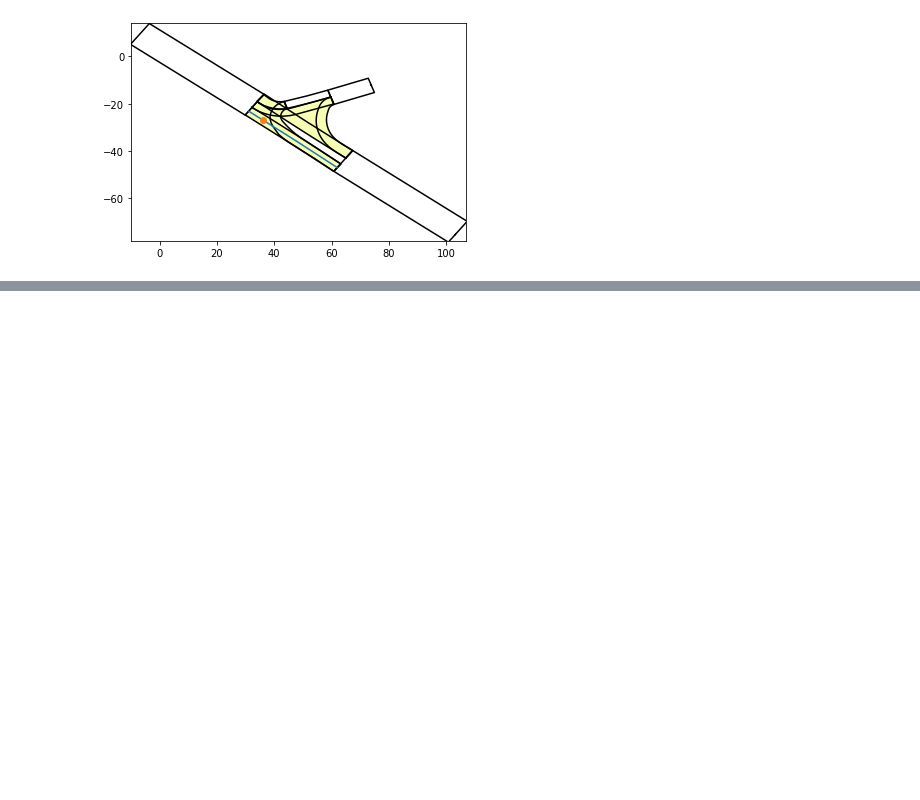
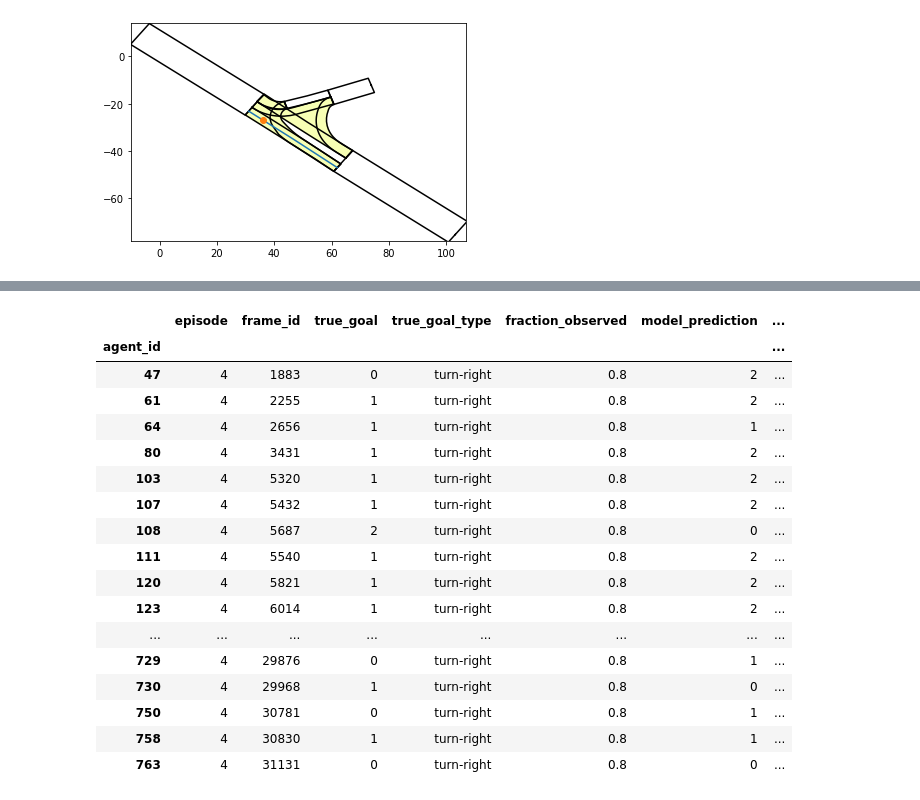
Before and after one commit to uoe-agents/OGRIT, a Jupyter notebook: notebooks/results_analysis.ipynb, the cells around one changed output, grey strips where cells are left out. Cells and saved outputs as stored; diff of their text form; code cells hidden in the pictures; blank space fills up the shorter version.

Commit message:
fixes for roundabout handling

```diff
--- a/notebooks/results_analysis.ipynb
+++ b/notebooks/results_analysis.ipynb
@@ -461,0 +378,3 @@ lane.parent_road.junction.junction_group.type
+# %%
+odr_results = pd.read_csv('predictions/round_trained_trees_test.csv')
+odr_results.shape
@@ -461,0 +383,3 @@ lane.parent_road.junction.junction_group.type
+# %%
+lanelet_results = pd.read_csv('../GRIT-lanelet/predictions/round_trained_trees_test.csv')
+lanelet_results.shape
@@ -461,0 +406,7 @@ lane.parent_road.junction.junction_group.type
+# %%
+episode = 4
+fraction_observerd = 0.8
+odr_samples = odr_results.loc[(odr_results.episode == episode)
+                & (odr_results.fraction_observed == fraction_observerd)].set_index('agent_id')
+lanelet_samples = lanelet_results.loc[(lanelet_results.episode == episode)
+                & (lanelet_results.fraction_observed == fraction_observerd)].set_index('agent_id')
@@ -461,0 +447,23 @@ lane.parent_road.junction.junction_group.type
+# %%
+odr_samples = odr_samples.join(lanelet_samples.model_correct, rsuffix='_ll')
+# %%
+odr_samples.loc[odr_samples.model_correct != odr_samples.model_correct_ll]
+# %% [output]
+|  | episode | frame_id | true_goal | true_goal_type | fraction_observed | model_prediction | ... |
+| agent_id |  |  |  |  |  |  | ... |
+| 47 | 4 | 1883 | 0 | turn-right | 0.8 | 2 | ... |
+| 61 | 4 | 2255 | 1 | turn-right | 0.8 | 2 | ... |
+| 64 | 4 | 2656 | 1 | turn-right | 0.8 | 1 | ... |
+| 80 | 4 | 3431 | 1 | turn-right | 0.8 | 2 | ... |
+| 103 | 4 | 5320 | 1 | turn-right | 0.8 | 2 | ... |
+| 107 | 4 | 5432 | 1 | turn-right | 0.8 | 2 | ... |
+| 108 | 4 | 5687 | 2 | turn-right | 0.8 | 0 | ... |
+| 111 | 4 | 5540 | 1 | turn-right | 0.8 | 2 | ... |
+| 120 | 4 | 5821 | 1 | turn-right | 0.8 | 2 | ... |
+| 123 | 4 | 6014 | 1 | turn-right | 0.8 | 2 | ... |
+| ... | ... | ... | ... | ... | ... | ... | ... |
+| 729 | 4 | 29876 | 0 | turn-right | 0.8 | 1 | ... |
+| 730 | 4 | 29968 | 1 | turn-right | 0.8 | 0 | ... |
+| 750 | 4 | 30781 | 0 | turn-right | 0.8 | 1 | ... |
+| 758 | 4 | 30830 | 1 | turn-right | 0.8 | 1 | ... |
+| 763 | 4 | 31131 | 0 | turn-right | 0.8 | 0 | ... |
```
Also changed, not shown: parts of 21 cells of this notebook, 6 other files.
